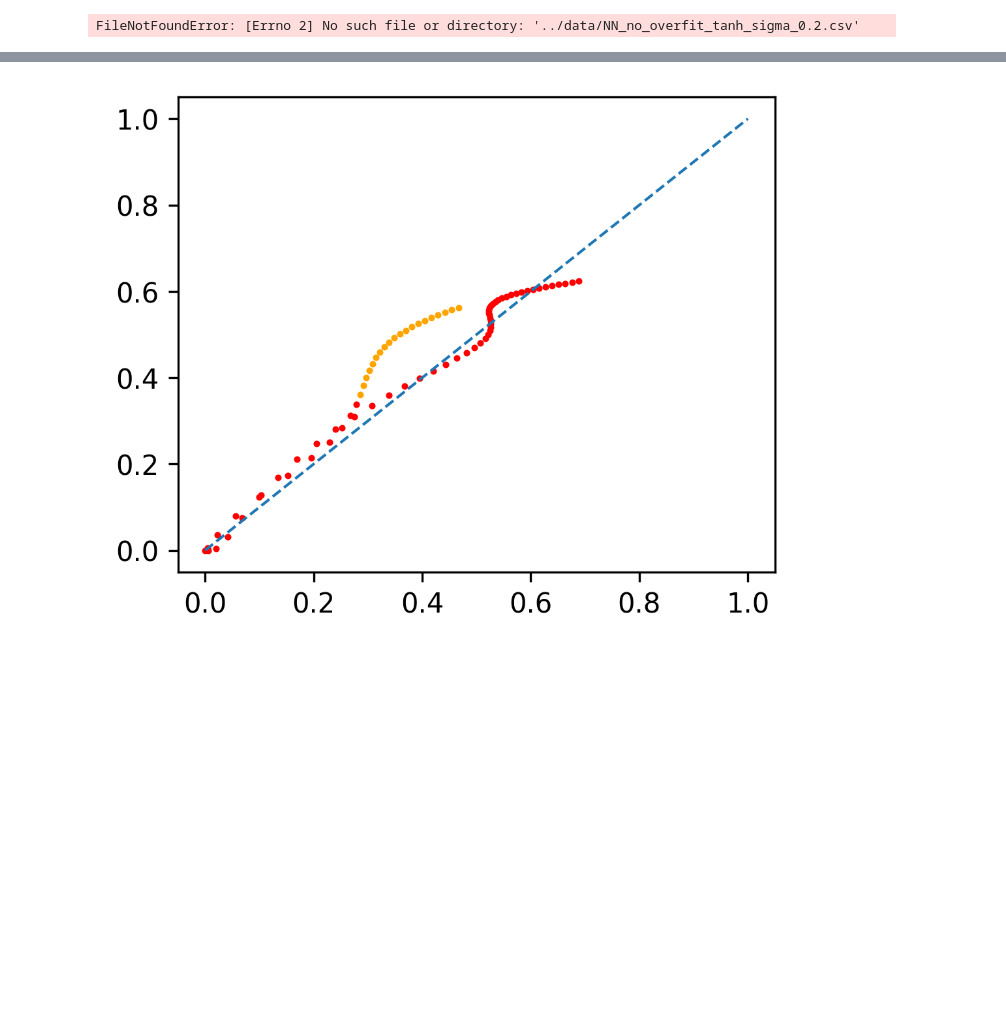
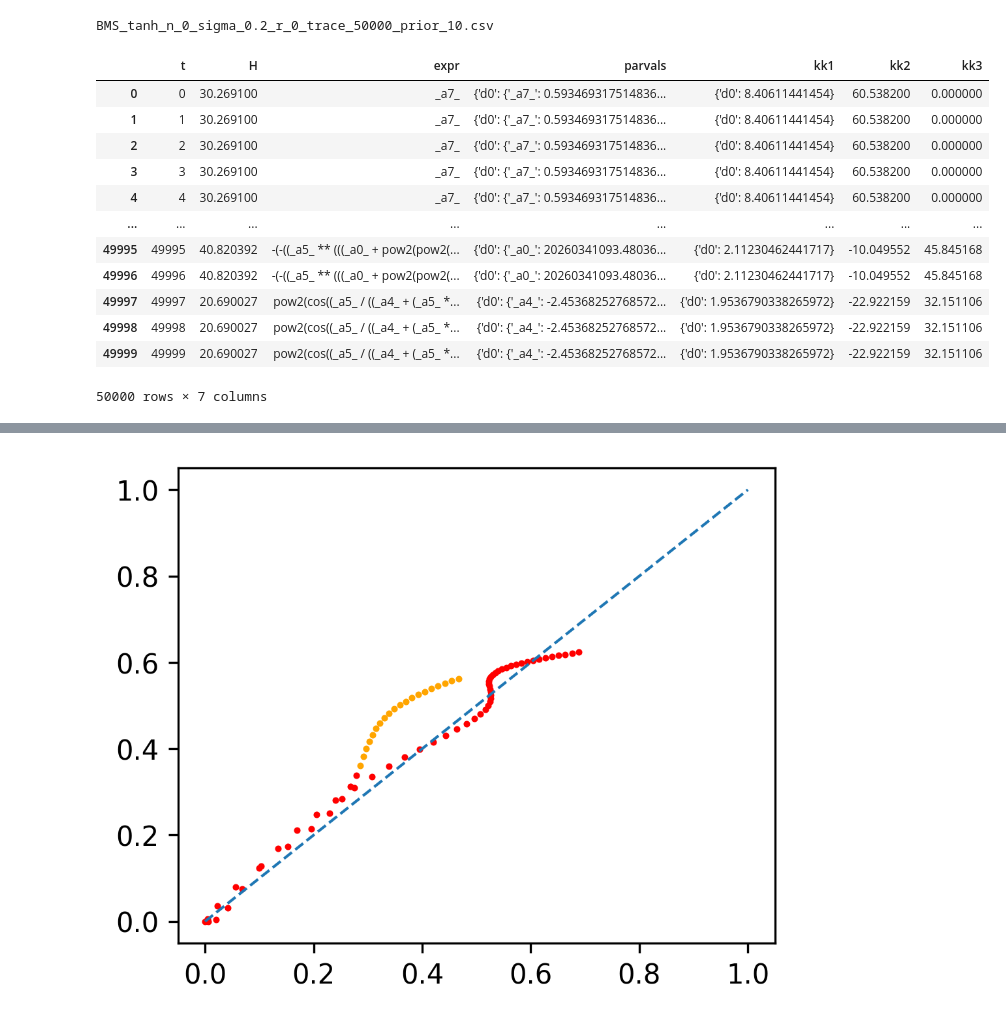
Before and after one commit to SergioCoboLopez/ANN_BMS, a Jupyter notebook: bin/BMS_energy_mdl.ipynb, the cells around one changed output, grey strips where cells are left out. Saved outputs shown, nothing was run; the diff lists cells and outputs as text; code cells hidden in the pictures; blank space fills up the shorter version.

```diff
--- a/bin/BMS_energy_mdl.ipynb
+++ b/bin/BMS_energy_mdl.ipynb
@@ -25,41 +25,54 @@ steps=50000
 
 #Read NN data
 train_size=60
-file_model='NN_no_overfit_' + function + '_sigma_' + str(sigma) + '.csv'
+file_model='NN_no_overfit_' + function + '_sigma_' + str(sigma) + '_r_' + str(realization) + '.csv'
 
 #NN_leaky_ReLU_sigma_0.06
 #Old naming convention
 #----------------------------------------------------------------------------------------------------------------
 #noise=True
 #if noise==True:
 #    file_model='NN_best_model_noise_no_overfit_' + function + '_train_' + str(train_size) + '_NREP_10_data.csv'
     #file_model='NN_model_noise_' + function + '_train_' +str(train_size)+ '_NREP_10_data' + '.csv'
 #else:
 #    file_model='NN_model_' + function + '_train_' +str(train_size)+ '_NREP_10_data' + '.csv'
 model_d='../data/' + file_model
 d=pd.read_csv(model_d)
 dn=d[d['rep']==n]
 dn.set_index('Unnamed: 0', inplace=True)
 dn.index.name = None
 dn=dn.reset_index(drop=True)
 
 
 #Read BMS data
 filename='BMS_'+function+'_n_'+str(n)+'_sigma_'+str(sigma)+ '_r_' + str(realization) + '_trace_'+str(steps)+'_prior_'+str(NPAR)+ '.csv'
 #filename='BMS_'+function+'_n_'+str(n)+'_sigma_'+str(sigma)+'_trace_'+str(steps)+'_prior_'+str(NPAR)+'_id_'+str(runid)+'.csv'
 
 #Old naming convention
 #--------------------------------------------------------------------------------------------
 #if noise==True:
 #    filename='BMS_noise_' + function + '_' + str(steps) + '_trace.' + str(n) + '_prior_'  + str(NPAR) + '_id_' + str(runid) + '.csv'
 #else:
 #    filename='BMS_' + function + '_trace.' + str(n) + '_prior_'  + str(NPAR) + '_id_' + str(runid) + '.csv'
 #--------------------------------------------------------------------------------------------
 print(filename)
 trace=pd.read_csv('../data/MSTraces/' + filename, sep=';', header=None, names=['t', 'H', 'expr', 'parvals', 'kk1', 'kk2','kk3'])
 display(trace)
 # %% [output]
-FileNotFoundError: [Errno 2] No such file or directory: '../data/NN_no_overfit_tanh_sigma_0.2.csv'
+BMS_tanh_n_0_sigma_0.2_r_0_trace_50000_prior_10.csv
+|  | t | H | expr | parvals | kk1 | kk2 | kk3 |
+| 0 | 0 | 30.269100 | _a7_ | {'d0': {'_a7_': 0.593469317514836... | {'d0': 8.40611441454} | 60.538200 | 0.000000 |
+| 1 | 1 | 30.269100 | _a7_ | {'d0': {'_a7_': 0.593469317514836... | {'d0': 8.40611441454} | 60.538200 | 0.000000 |
+| 2 | 2 | 30.269100 | _a7_ | {'d0': {'_a7_': 0.593469317514836... | {'d0': 8.40611441454} | 60.538200 | 0.000000 |
+| 3 | 3 | 30.269100 | _a7_ | {'d0': {'_a7_': 0.593469317514836... | {'d0': 8.40611441454} | 60.538200 | 0.000000 |
+| 4 | 4 | 30.269100 | _a7_ | {'d0': {'_a7_': 0.593469317514836... | {'d0': 8.40611441454} | 60.538200 | 0.000000 |
+| ... | ... | ... | ... | ... | ... | ... | ... |
+| 49995 | 49995 | 40.820392 | -(-((_a5_ ** (((_a0_ + pow2(pow2(... | {'d0': {'_a0_': 20260341093.48036... | {'d0': 2.11230462441717} | -10.049552 | 45.845168 |
+| 49996 | 49996 | 40.820392 | -(-((_a5_ ** (((_a0_ + pow2(pow2(... | {'d0': {'_a0_': 20260341093.48036... | {'d0': 2.11230462441717} | -10.049552 | 45.845168 |
+| 49997 | 49997 | 20.690027 | pow2(cos((_a5_ / ((_a4_ + (_a5_ *... | {'d0': {'_a4_': -2.45368252768572... | {'d0': 1.9536790338265972} | -22.922159 | 32.151106 |
+| 49998 | 49998 | 20.690027 | pow2(cos((_a5_ / ((_a4_ + (_a5_ *... | {'d0': {'_a4_': -2.45368252768572... | {'d0': 1.9536790338265972} | -22.922159 | 32.151106 |
+| 49999 | 49999 | 20.690027 | pow2(cos((_a5_ / ((_a4_ + (_a5_ *... | {'d0': {'_a4_': -2.45368252768572... | {'d0': 1.9536790338265972} | -22.922159 | 32.151106 |
+50000 rows × 7 columns
 # %%
 #Parameters to read models
 display(dn)
```
Also changed, not shown: parts of 3 cells of this notebook, 45 other files.
